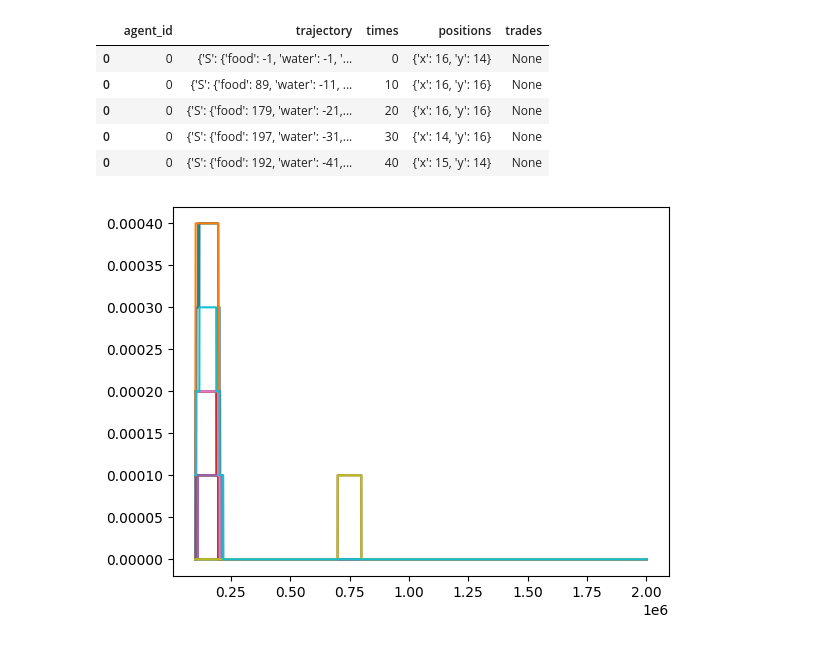
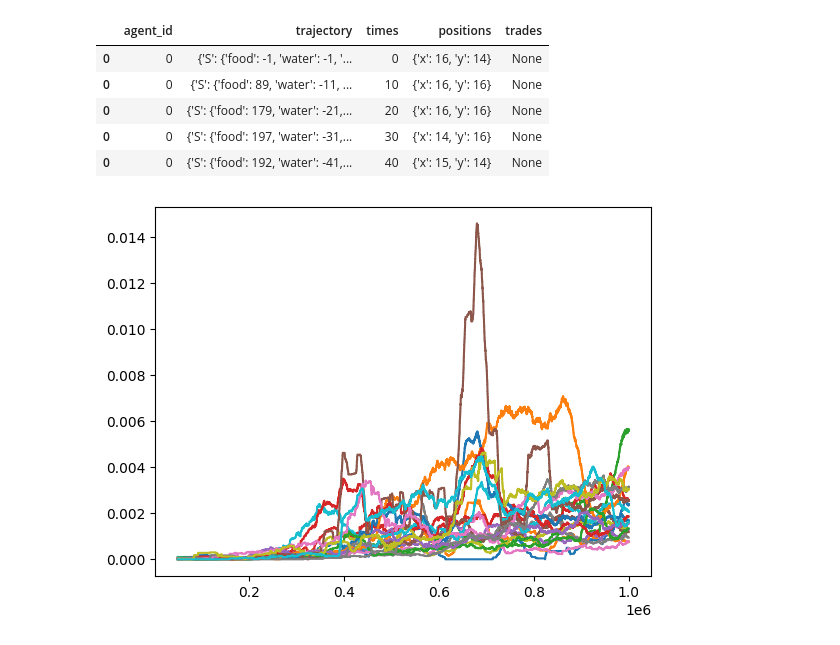
Before and after one commit to alan-turing-institute/clamms, a Jupyter notebook: analysis/pandas_analysis.ipynb, the cells around one changed output. Drawn from its saved outputs; the diff is of its cells as text; code cells hidden in the pictures.

```diff
--- a/analysis/pandas_analysis.ipynb
+++ b/analysis/pandas_analysis.ipynb
@@ -3,7 +3,7 @@ import pandas as pd
 import numpy as np
 import matplotlib.pyplot as plt
 # %%
-df = pd.read_json("../02082023_2000000_aquire20_maxInv200_epsilon0Point05_singlePolicy.json")
+df = pd.read_json("../02082023_1000000_aquire20_maxInv200_epsilon0Point05_multiPolicy.json")
 df.head()
 # %% [output]
 |  | 0 | 1 | 2 | 3 | 4 | 5 | 6 | 7 | 8 | 9 | 10 | ... |
@@ -32,6 +28,6 @@ df.head()
 df['trades_bin'] = df['trades'].map(lambda x: 0 if x == None else 1)
 # %%
 for id in range(20):
-    plt.plot(df.loc[df['agent_id'] == id]['times'],df.loc[df['agent_id'] == id]['trades_bin'].rolling(window=10000).mean())
+    plt.plot(df.loc[df['agent_id'] == id]['times'],df.loc[df['agent_id'] == id]['trades_bin'].rolling(window=50000).mean())
 # %% [output]
-[figure, old version]
+[figure, new version]
```
Also changed, not shown: parts of 2 cells of this notebook, 2 other files.
